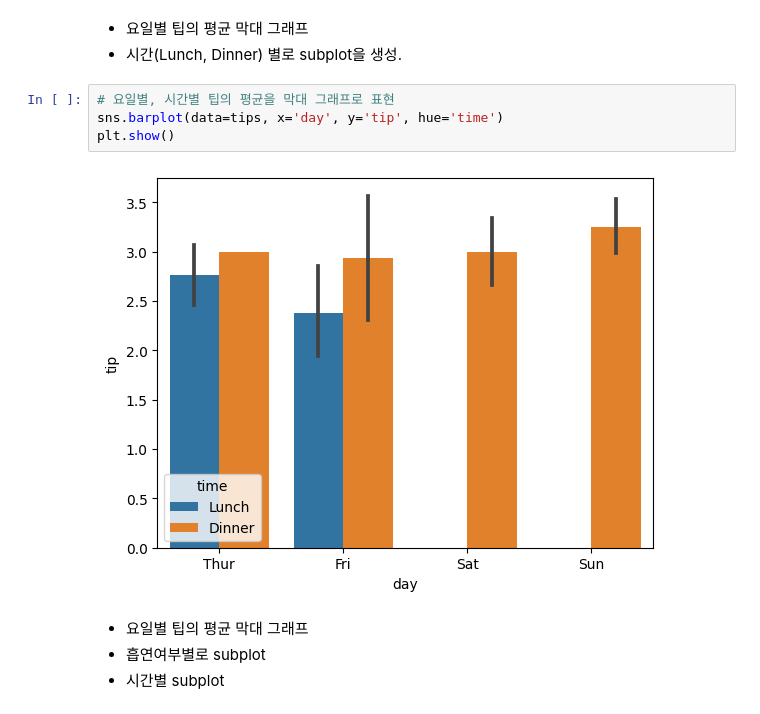
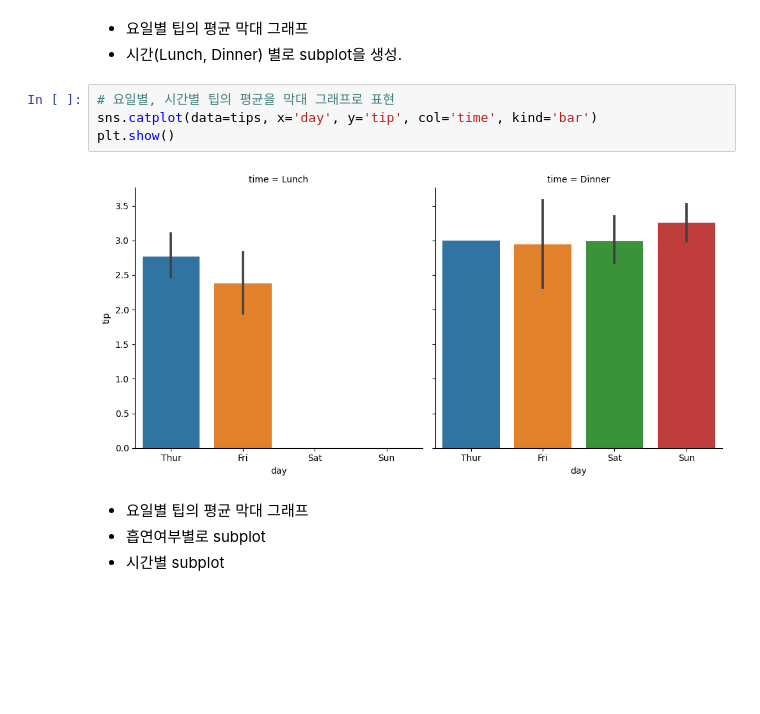
Before and after one commit to habaccc/Python_study, a Jupyter notebook: py17_seaborn.ipynb, the cells around one changed output. Cells and saved outputs as stored; diff of their text form; blank space fills up the shorter version.

```diff
--- a/py17_seaborn.ipynb
+++ b/py17_seaborn.ipynb
@@ -253,10 +253,10 @@ plt.show()
 *  시간(Lunch, Dinner) 별로 subplot을 생성.
 # %%
 # 요일별, 시간별 팁의 평균을 막대 그래프로 표현
-sns.barplot(data=tips, x='day', y='tip', hue='time')
+sns.catplot(data=tips, x='day', y='tip', col='time', kind='bar')
 plt.show()
 # %% [output]
-[figure, old version]
+[figure, new version]
 # %% [markdown]
 *  요일별 팁의 평균 막대 그래프
 *  흡연여부별로 subplot
```
Also changed, not shown: parts of 7 cells of this notebook.
